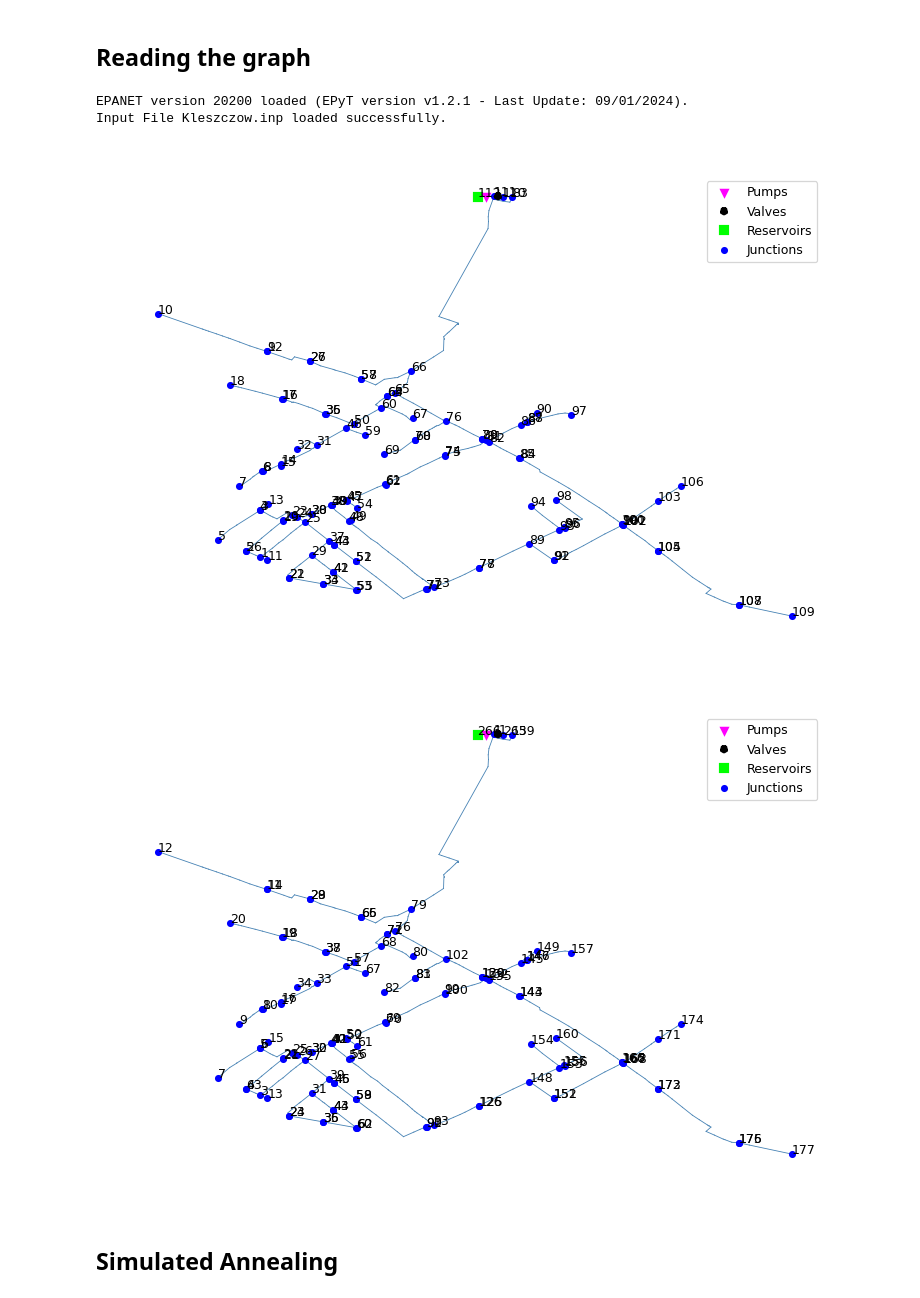
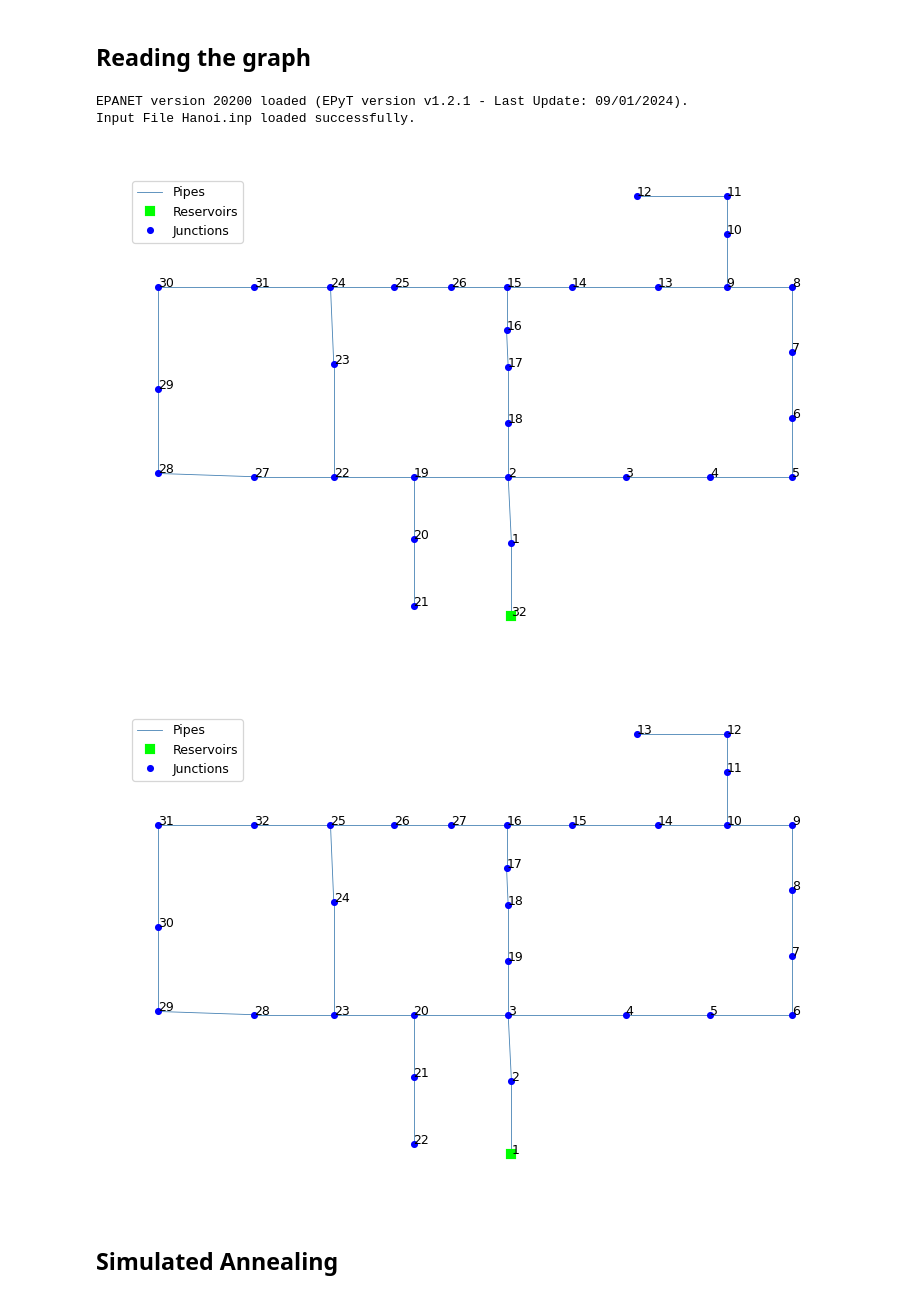
Before and after one commit to mnozkiewicz/MiSS, a Jupyter notebook: notebooks/leak_prediction.ipynb, the cells around one changed output. Saved outputs shown, nothing was run; the diff lists cells and outputs as text; code cells hidden in the pictures.

```diff
--- a/notebooks/leak_prediction.ipynb
+++ b/notebooks/leak_prediction.ipynb
@@ -32,18 +26,18 @@ pressures, leakage_node, ts = read_pressures(report_dir_path)
 # %%
 from epyt import epanet
 from annealing.graph_utils import Network
 
-input_file = "../data/Kleszczow.inp"
+input_file = f"../data/{dataset}/{graph}.inp"
 G = epanet(input_file)
 
 network = Network(G)
 network.plot_with_indexes()
 network.plot_with_ids()
 # %% [output]
 EPANET version 20200 loaded (EPyT version v1.2.1 - Last Update: 09/01/2024).
-Input File Kleszczow.inp loaded successfully.
+Input File Hanoi.inp loaded successfully.
-[figure, old version]
+[figure, new version]
-[figure, old version]
+[figure, new version]
 # %% [markdown]
 ## Simulated Annealing
 # %% [markdown]
```
Also changed, not shown: parts of 40 cells of this notebook, 20 other files.
